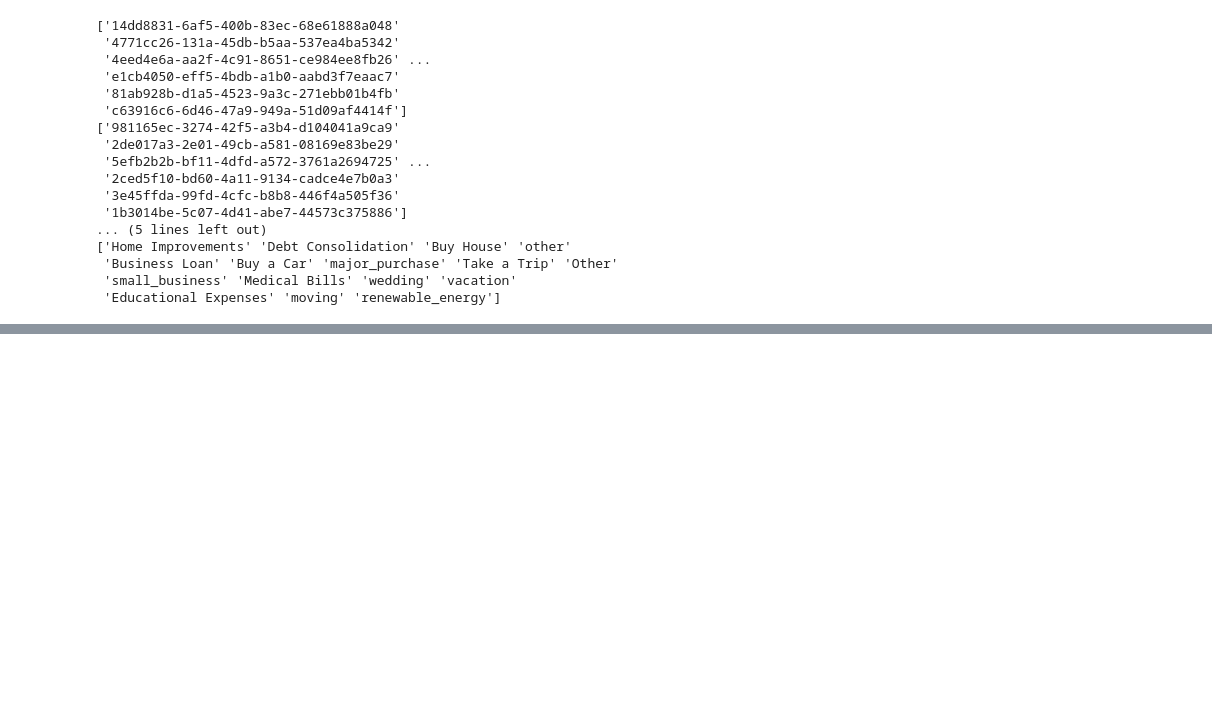
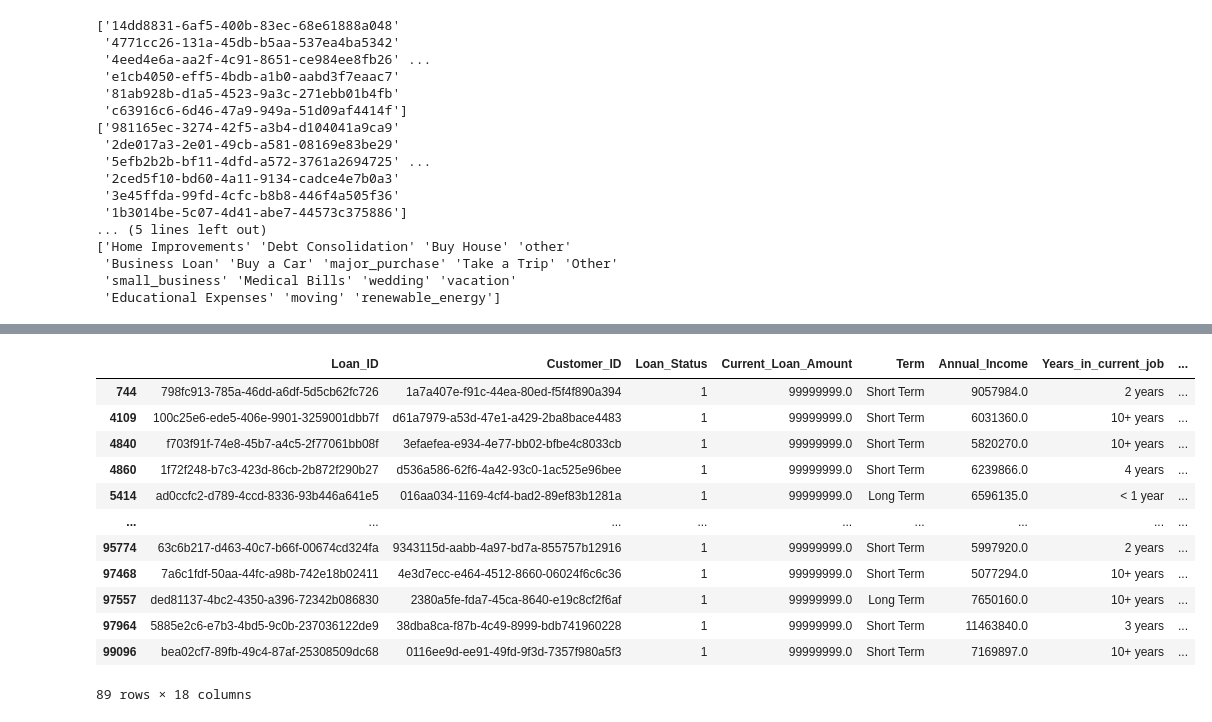
Before and after one commit to Spaceboy450/CreditRuiner, a Jupyter notebook: CREDIT_RUINER.ipynb, the cells around one changed output, grey strips where cells are left out. Cells and saved outputs as stored; diff of their text form; code cells hidden in the pictures; blank space fills up the shorter version.

```diff
--- a/CREDIT_RUINER.ipynb
+++ b/CREDIT_RUINER.ipynb
@@ -253,0 +375,16 @@ for i in list(data_credit.select_dtypes('object').columns):
+# %%
+temp
+# %% [output]
+|  | Loan_ID | Customer_ID | Loan_Status | Current_Loan_Amount | Term | Annual_Income | Years_in_current_job | ... |
+| 744 | 798fc913-785a-46dd-a6df-5d5cb62fc726 | 1a7a407e-f91c-44ea-80ed-f5f4f890a394 | 1 | 99999999.0 | Short Term | 9057984.0 | 2 years | ... |
+| 4109 | 100c25e6-ede5-406e-9901-3259001dbb7f | d61a7979-a53d-47e1-a429-2ba8bace4483 | 1 | 99999999.0 | Short Term | 6031360.0 | 10+ years | ... |
+| 4840 | f703f91f-74e8-45b7-a4c5-2f77061bb08f | 3efaefea-e934-4e77-bb02-bfbe4c8033cb | 1 | 99999999.0 | Short Term | 5820270.0 | 10+ years | ... |
+| 4860 | 1f72f248-b7c3-423d-86cb-2b872f290b27 | d536a586-62f6-4a42-93c0-1ac525e96bee | 1 | 99999999.0 | Short Term | 6239866.0 | 4 years | ... |
+| 5414 | ad0ccfc2-d789-4ccd-8336-93b446a641e5 | 016aa034-1169-4cf4-bad2-89ef83b1281a | 1 | 99999999.0 | Long Term | 6596135.0 | < 1 year | ... |
+| ... | ... | ... | ... | ... | ... | ... | ... | ... |
+| 95774 | 63c6b217-d463-40c7-b66f-00674cd324fa | 9343115d-aabb-4a97-bd7a-855757b12916 | 1 | 99999999.0 | Short Term | 5997920.0 | 2 years | ... |
+| 97468 | 7a6c1fdf-50aa-44fc-a98b-742e18b02411 | 4e3d7ecc-e464-4512-8660-06024f6c6c36 | 1 | 99999999.0 | Short Term | 5077294.0 | 10+ years | ... |
+| 97557 | ded81137-4bc2-4350-a396-72342b086830 | 2380a5fe-fda7-45ca-8640-e19c8cf2f6af | 1 | 99999999.0 | Long Term | 7650160.0 | 10+ years | ... |
+| 97964 | 5885e2c6-e7b3-4bd5-9c0b-237036122de9 | 38dba8ca-f87b-4c49-8999-bdb741960228 | 1 | 99999999.0 | Short Term | 11463840.0 | 3 years | ... |
+| 99096 | bea02cf7-89fb-49c4-87af-25308509dc68 | 0116ee9d-ee91-49fd-9f3d-7357f980a5f3 | 1 | 99999999.0 | Short Term | 7169897.0 | 10+ years | ... |
+89 rows × 18 columns
```
Also changed, not shown: parts of 70 cells of this notebook.
